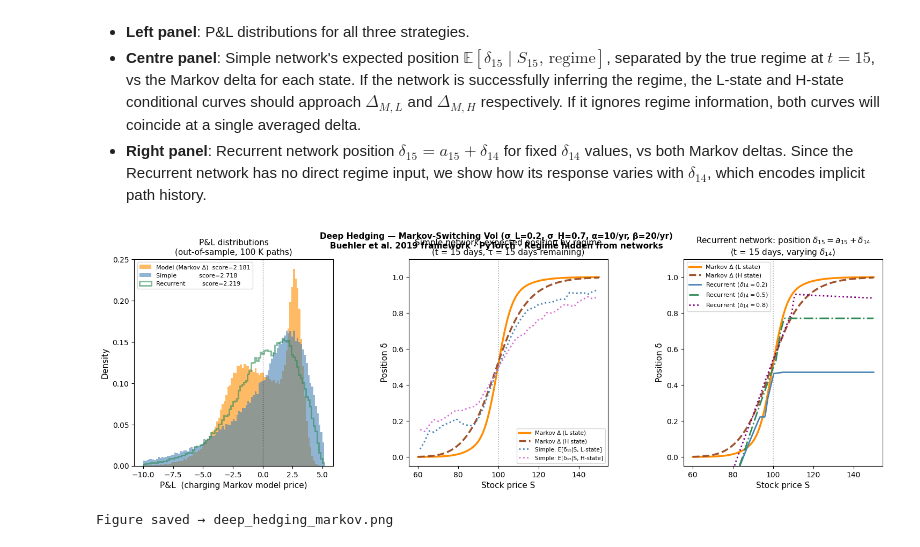
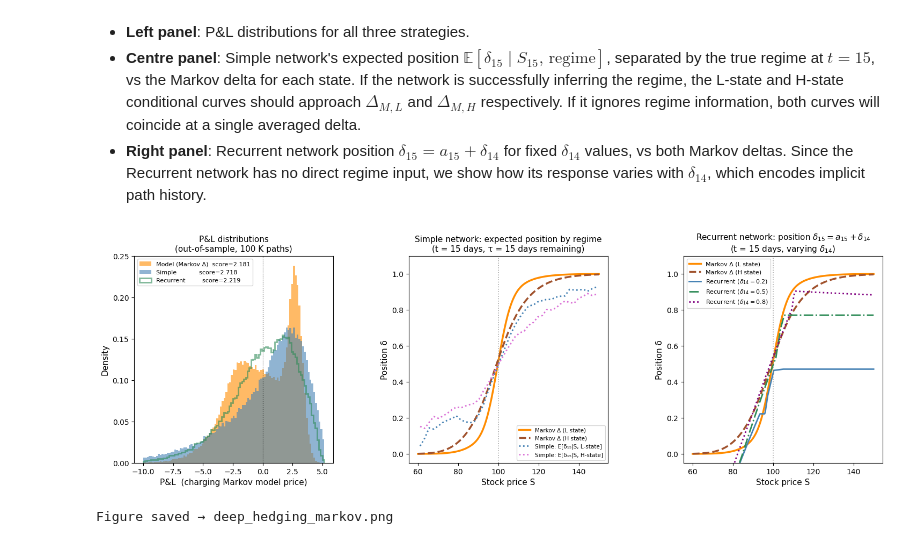
Before and after one commit to gtnothaft/deephedging, a Jupyter notebook: deep_hedging_markov/deep_hedging_markov.ipynb, the cells around one changed output. Cells and saved outputs as stored; diff of their text form; code cells hidden in the pictures.

```diff
--- a/deep_hedging_markov/deep_hedging_markov.ipynb
+++ b/deep_hedging_markov/deep_hedging_markov.ipynb
@@ -673,11 +673,6 @@ from scipy.stats import binned_statistic
 
 fig = plt.figure(figsize=(18, 5))
 gs  = gridspec.GridSpec(1, 3, figure=fig, wspace=0.38)
-fig.suptitle(
-    f'Deep Hedging \u2014 Markov-Switching Vol (\u03c3_L={SIGMA_L}, \u03c3_H={SIGMA_H}, \u03b1={ALPHA_RATE:.0f}/yr, \u03b2={BETA_RATE:.0f}/yr)\n'
-    'Buehler et al. 2019 framework \u00b7 PyTorch \u00b7 Regime hidden from networks',
-    fontsize=11, fontweight='bold'
-)
 
 # ── Panel 1: P\&L distributions ───────────────────────────────────────────────
 ax1  = fig.add_subplot(gs[0])
@@ -736,34 +731,34 @@ ax2.set_ylim(-0.05, 1.10)
 ax3     = fig.add_subplot(gs[2])
 S_torch = torch.tensor(S_grid, dtype=torch.float32, device=DEVICE)
 
 ax3.plot(S_grid, mk_delta_L, color='darkorange', lw=2.5, label='Markov \u0394 (L state)')
 ax3.plot(S_grid, mk_delta_H, color='sienna',     lw=2.5, ls='--', label='Markov \u0394 (H state)')
 
 for prev_d_val, color, ls, lbl in [
     (0.2, 'steelblue', '-',  r'Recurrent ($\delta_{14}=0.2$)'),
     (0.5, 'seagreen',  '-.', r'Recurrent ($\delta_{14}=0.5$)'),
     (0.8, 'purple',    ':',  r'Recurrent ($\delta_{14}=0.8$)'),
 ]:
     prev_d_t = torch.full((len(S_grid),), prev_d_val, device=DEVICE)
     with torch.no_grad():
         x_r = torch.stack([(S_torch/K).log(), prev_d_t], dim=1)
         a_r = recurrent_h.nets[T_MID](x_r).squeeze(1).cpu().numpy()
     net_d_r = a_r + prev_d_val   # position = action + prev position
     ax3.plot(S_grid, net_d_r, color=color, lw=2, ls=ls, label=lbl)
 
 ax3.axvline(K, color='grey', ls=':', lw=1.2, alpha=0.7)
 ax3.set_xlabel('Stock price S', fontsize=11)
 ax3.set_ylabel('Position \u03b4', fontsize=11)
 ax3.set_title(f'Recurrent network: position $\\delta_{{15}} = a_{{15}} + \\delta_{{14}}$\n'
               f'(t = {T_MID} days, varying $\\delta_{{14}}$)', fontsize=11)
 ax3.legend(fontsize=8)
 ax3.set_ylim(-0.05, 1.10)
 
 plt.savefig('deep_hedging_markov.png', dpi=150, bbox_inches='tight')
 plt.show()
 print('Figure saved \u2192 deep_hedging_markov.png')
 # %% [output]
-[figure, old version]
+[figure, new version]
 Figure saved → deep_hedging_markov.png
 # %% [markdown]
 ## 8. Discussion
```
Also changed, not shown: parts of 12 cells of this notebook, 2 other files.
